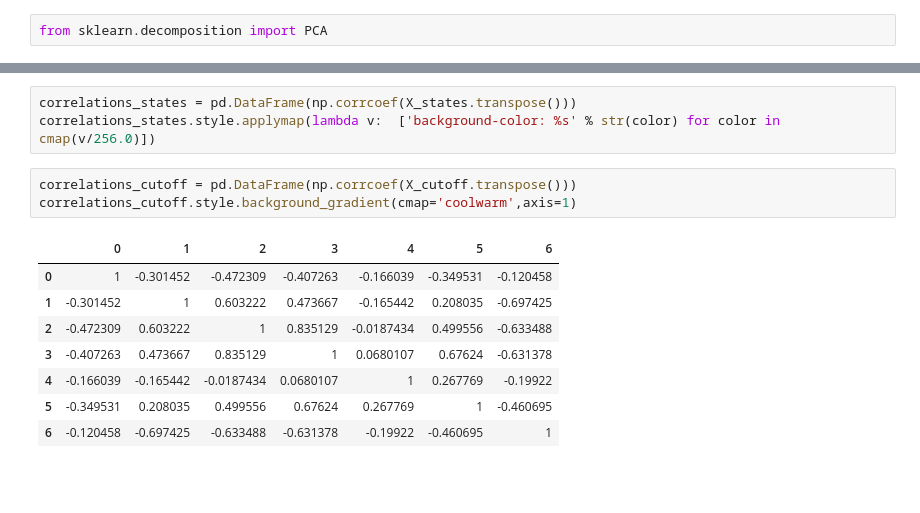
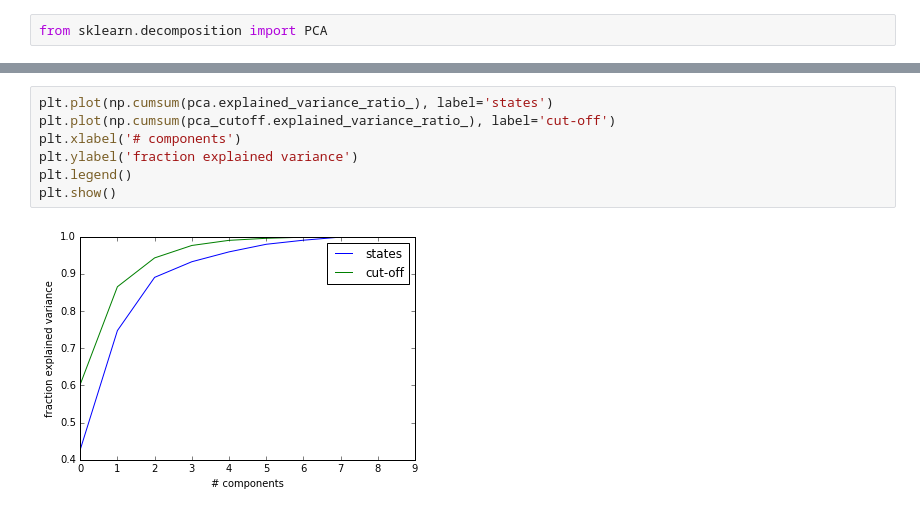
Before and after one commit to wadpac/millenniumcohort-acc, a Jupyter notebook: python/notebooks/PCA.ipynb, the cells around one changed output, grey strips where cells are left out. Cells and saved outputs as stored; diff of their text form; blank space fills up the shorter version.

```diff
--- a/python/notebooks/PCA.ipynb
+++ b/python/notebooks/PCA.ipynb
@@ -66,15 +87,9 @@ array([[ 0.24809122,  0.32601302,  0.77766865,  1.        ],
-# %%
-correlations_states = pd.DataFrame(np.corrcoef(X_states.transpose()))
-correlations_states.style.applymap(lambda v:  ['background-color: %s' % str(color) for color in cmap(v/256.0)])
-# %%
-correlations_cutoff = pd.DataFrame(np.corrcoef(X_cutoff.transpose()))
-correlations_cutoff.style.background_gradient(cmap='coolwarm',axis=1)
-# %% [output]
-|  | 0 | 1 | 2 | 3 | 4 | 5 | 6 |
-| 0 | 1 | -0.301452 | -0.472309 | -0.407263 | -0.166039 | -0.349531 | -0.120458 |
-| 1 | -0.301452 | 1 | 0.603222 | 0.473667 | -0.165442 | 0.208035 | -0.697425 |
-| 2 | -0.472309 | 0.603222 | 1 | 0.835129 | -0.0187434 | 0.499556 | -0.633488 |
-| 3 | -0.407263 | 0.473667 | 0.835129 | 1 | 0.0680107 | 0.67624 | -0.631378 |
-| 4 | -0.166039 | -0.165442 | -0.0187434 | 0.0680107 | 1 | 0.267769 | -0.19922 |
-| 5 | -0.349531 | 0.208035 | 0.499556 | 0.67624 | 0.267769 | 1 | -0.460695 |
-| 6 | -0.120458 | -0.697425 | -0.633488 | -0.631378 | -0.19922 | -0.460695 | 1 |
+# %%
+plt.plot(np.cumsum(pca.explained_variance_ratio_), label='states')
+plt.plot(np.cumsum(pca_cutoff.explained_variance_ratio_), label='cut-off')
+plt.xlabel('# components')
+plt.ylabel('fraction explained variance')
+plt.legend()
+plt.show()
+# %% [output]
+[figure, added]
```
Also changed, not shown: parts of 44 cells of this notebook.
